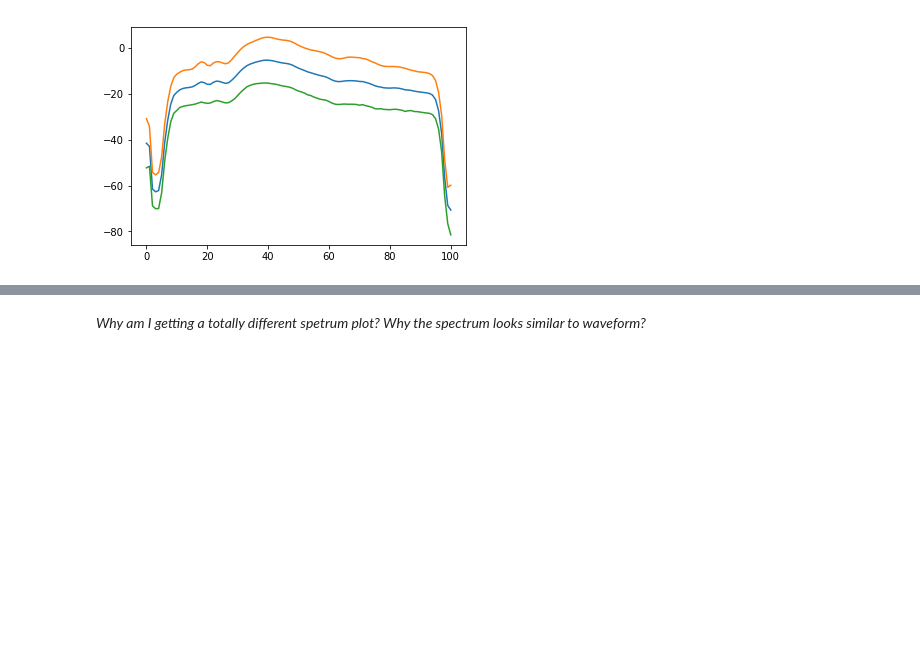
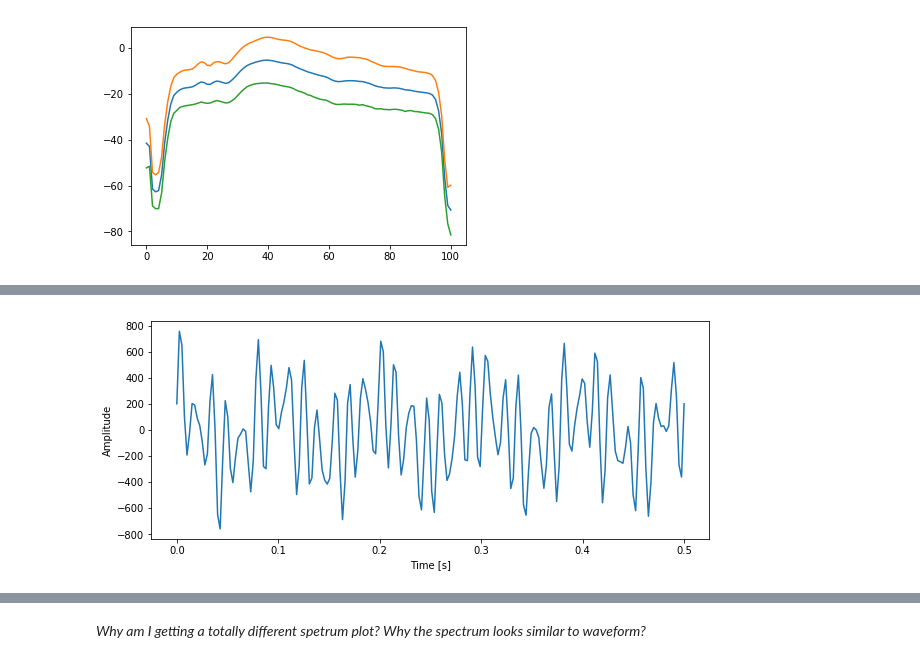
Before and after one commit to yoavfreund/BeakedWhaleClassification, a Jupyter notebook: Jingwu/ToyTest.ipynb, the cells around one changed output, grey strips where cells are left out. Saved outputs shown, nothing was run; the diff lists cells and outputs as text; code cells hidden in the pictures; blank space fills up the shorter version.

```diff
--- a/Jingwu/ToyTest.ipynb
+++ b/Jingwu/ToyTest.ipynb
@@ -201,0 +227,14 @@ plt.plot(mean-var)
+# %%
+plt.figure(figsize=(10,4))
+t = np.linspace(0, 0.5, 200)
+s = 100*np.sin(40 * 2 * np.pi * t) +\
+    200 * np.sin(90 * 2 * np.pi * t) +\
+    350 * np.sin(66 * 2 * np.pi * t) +\
+    200 * np.cos(10 * 2 * np.pi * t)
+
+plt.ylabel("Amplitude")
+plt.xlabel("Time [s]")
+plt.plot(t, s)
+plt.show()
+# %% [output]
+[figure, added]
```
Also changed, not shown: parts of 32 cells of this notebook.
